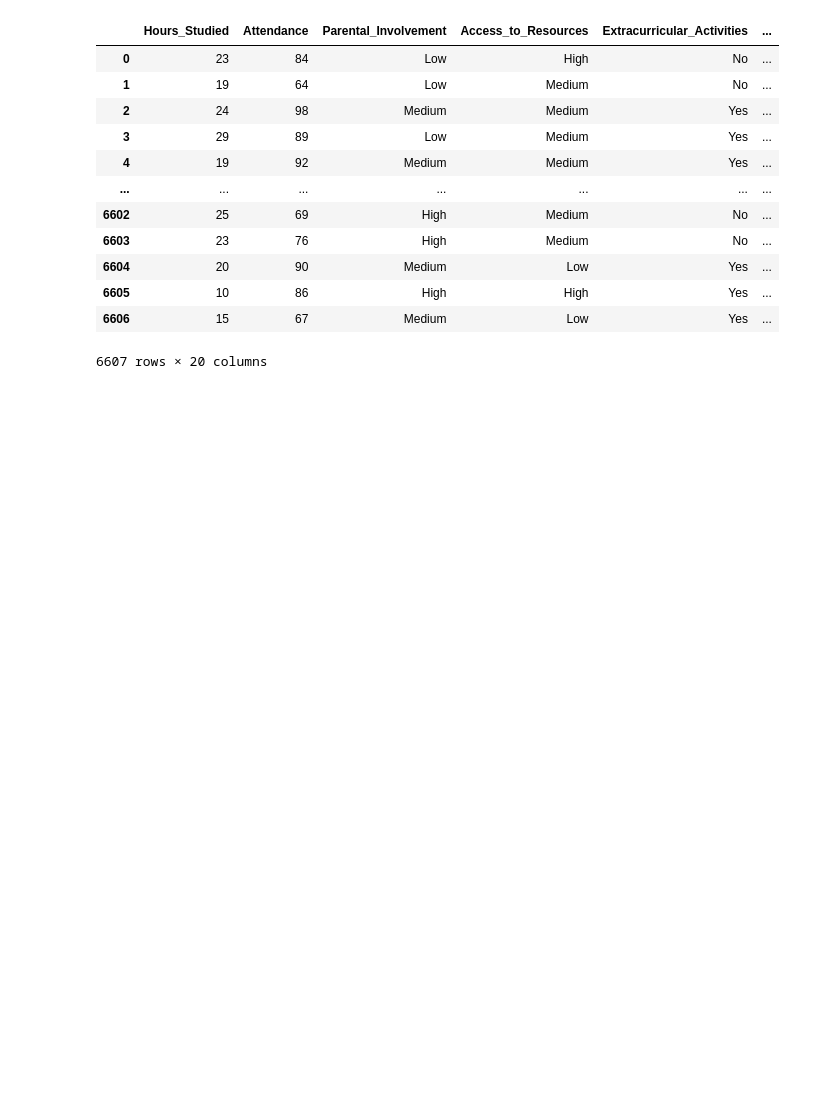
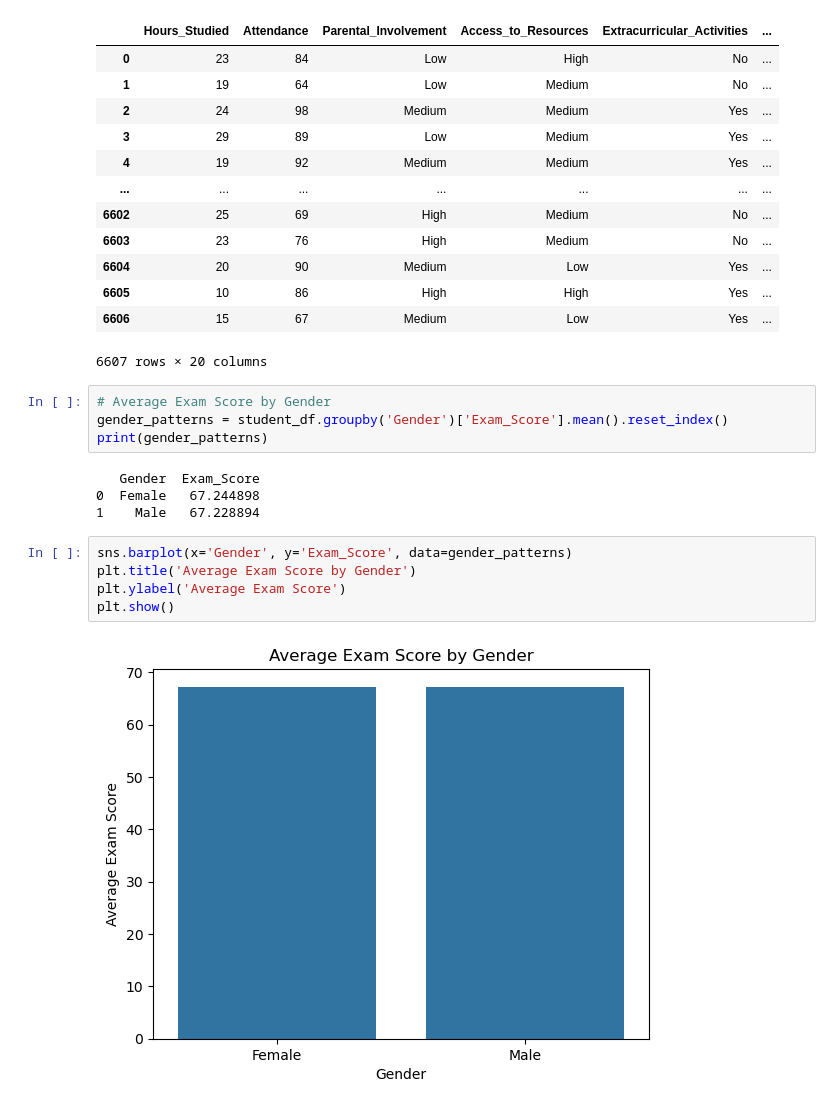
Before and after one commit to mgreiss/Project-1---SMU, a Jupyter notebook: dataExploration.ipynb, the cells around one changed output. Saved outputs shown, nothing was run; the diff lists cells and outputs as text; blank space fills up the shorter version.

```diff
--- a/dataExploration.ipynb
+++ b/dataExploration.ipynb
@@ -23,3 +25,18 @@ student_df
 | 6605 | 10 | 86 | High | High | Yes | ... |
 | 6606 | 15 | 67 | Medium | Low | Yes | ... |
 6607 rows × 20 columns
+# %%
+# Average Exam Score by Gender
+gender_patterns = student_df.groupby('Gender')['Exam_Score'].mean().reset_index()
+print(gender_patterns)
+# %% [output]
+   Gender  Exam_Score
+0  Female   67.244898
+1    Male   67.228894
+# %%
+sns.barplot(x='Gender', y='Exam_Score', data=gender_patterns)
+plt.title('Average Exam Score by Gender')
+plt.ylabel('Average Exam Score')
+plt.show()
+# %% [output]
+[figure, added]
```
Also changed, not shown: parts of 11 cells of this notebook, 1 other file.
